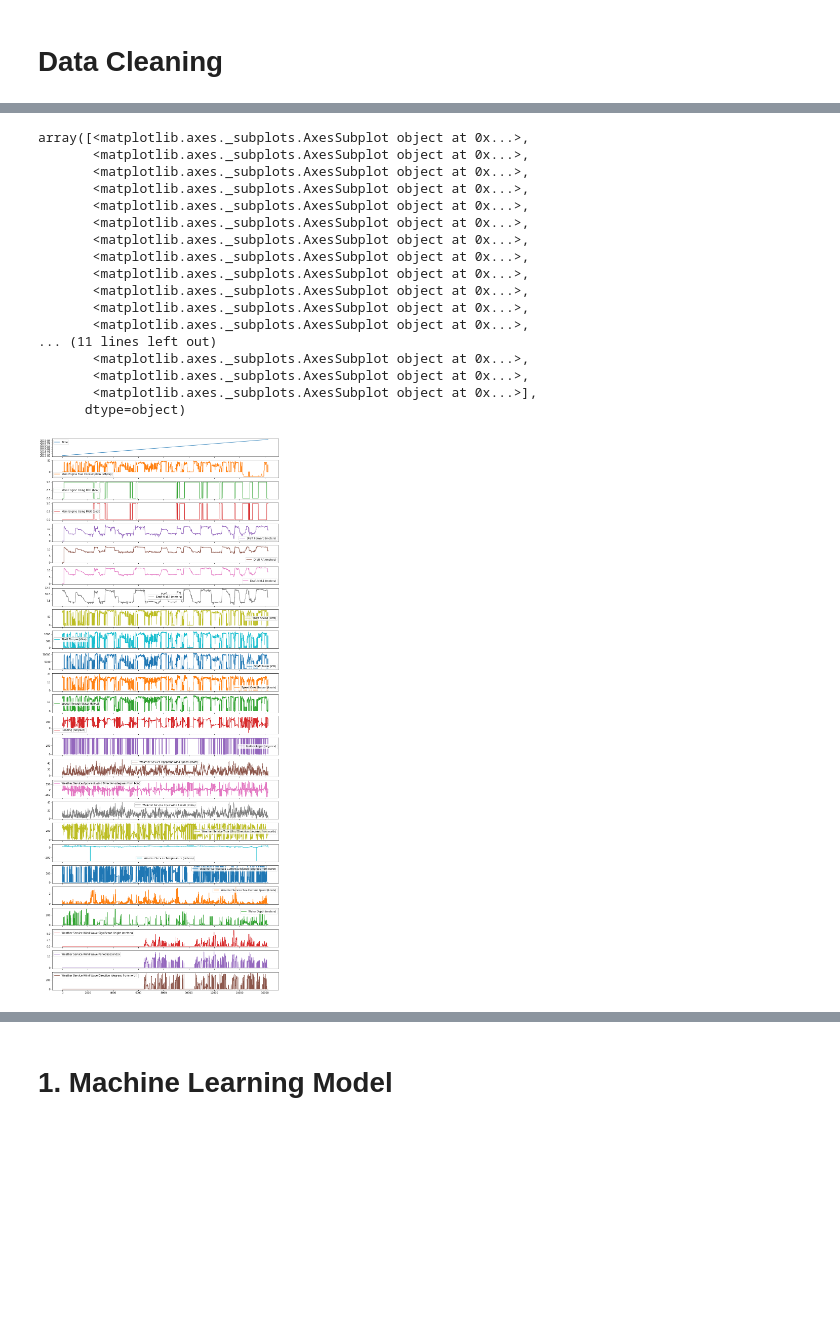
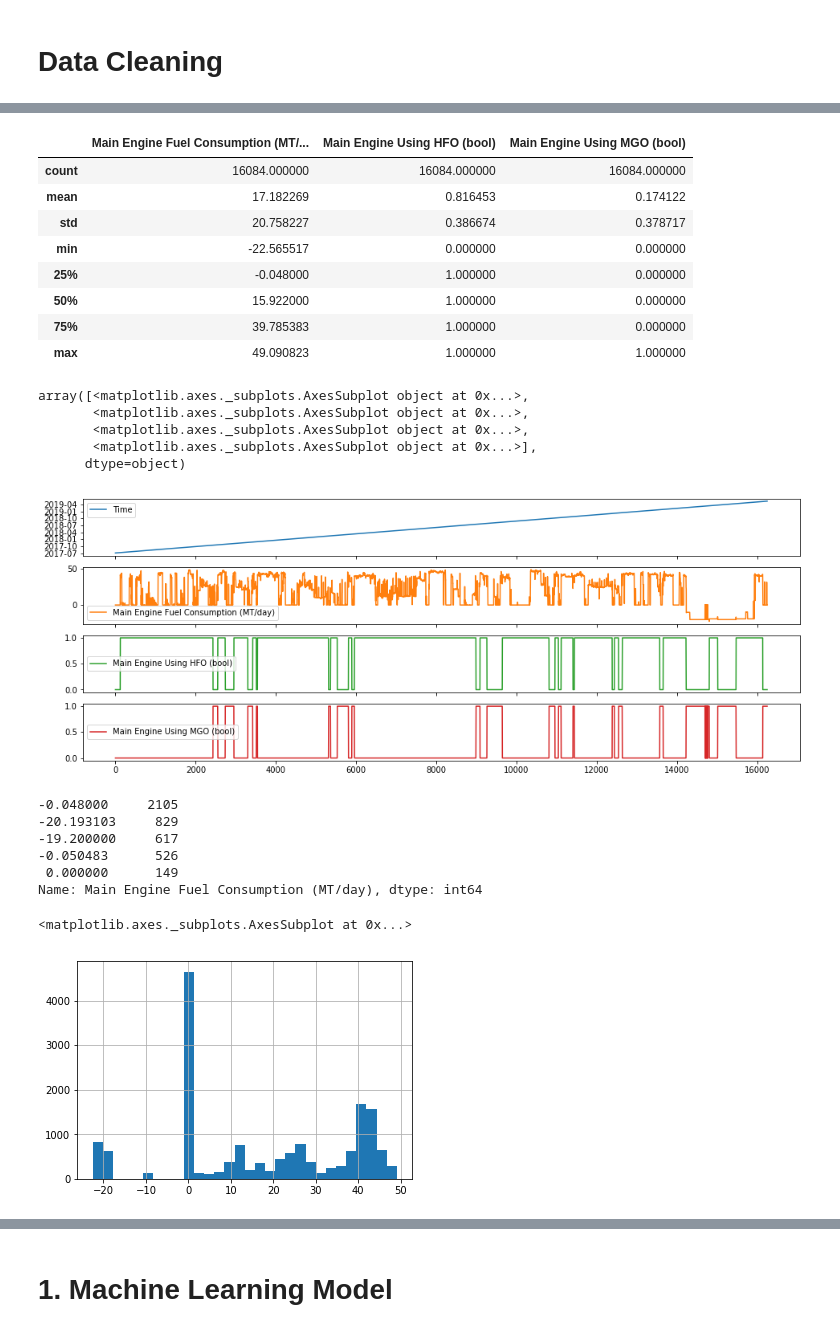
Before and after one commit to acdick/dynamic_speed_optimization, a Jupyter notebook: src/Ship_Performance.ipynb, the cells around one changed output, grey strips where cells are left out. Saved outputs shown, nothing was run; the diff lists cells and outputs as text; code cells hidden in the pictures; blank space fills up the shorter version.

Commit message:
cleaned main engine data

```diff
--- a/src/Ship_Performance.ipynb
+++ b/src/Ship_Performance.ipynb
@@ -100,2 +5,10 @@ dtype: int64
 # %% [markdown]
 # Data Cleaning
+# %%
+# Import dataset
+df_raw  = pd.read_csv("../dat/ship_data.csv")
+records = df_raw.shape[0]
+
+# Get columns and data types
+print(df_raw.shape)
+df_raw.info()
@@ -101,0 +59,4 @@ dtype: int64
+# %%
+# Drop rows missing target ~ 1% of records
+df_mod = df_raw.copy().dropna()
+msno.matrix(df_mod)
@@ -101,0 +68,10 @@ dtype: int64
+# %%
+# Create helper sublists of column names
+cols_main  = df_mod.columns[0:4]
+cols_draft = df_mod.columns[4:8]
+cols_shaft = df_mod.columns[8:11]
+cols_speed = df_mod.columns[11:15]
+cols_wind  = df_mod.columns[15:19]
+cols_sea   = df_mod.columns[19:23]
+cols_wave  = df_mod.columns[23:26]
+df_mod.shape
@@ -102,4 +82,7 @@ dtype: int64
 # %%
-ship_data['Time'] = pd.to_datetime(ship_data['Time'], unit = 's')
-ship_data.head()
+# Convert Unix time to datetime format
+df_mod['Time'] = pd.to_datetime(df_mod['Time'], unit = 's')
+
+# Show head
+df_mod[cols_main].head()
 # %% [output]
@@ -113,22 +95,39 @@ ship_data.head()
+# %%
+# Get descriptive statistics
+df_mod[cols_main].describe()
+# %% [output]
+|  | Main Engine Fuel Consumption (MT/... | Main Engine Using HFO (bool) | Main Engine Using MGO (bool) |
+| count | 16084.000000 | 16084.000000 | 16084.000000 |
+| mean | 17.182269 | 0.816453 | 0.174122 |
+| std | 20.758227 | 0.386674 | 0.378717 |
+| min | -22.565517 | 0.000000 | 0.000000 |
+| 25% | -0.048000 | 1.000000 | 0.000000 |
+| 50% | 15.922000 | 1.000000 | 0.000000 |
+| 75% | 39.785383 | 1.000000 | 0.000000 |
+| max | 49.090823 | 1.000000 | 1.000000 |
 # %%
-fig, axes = plt.subplots(ship_data.shape[1],1, figsize=(16,40), sharex=True)
-ship_data[ship_data.columns].plot(subplots=True, ax=axes)
+# Plot time series
+fig_main, axes_main = plt.subplots(len(cols_main),1, figsize=(16,len(cols_main)*1.5), sharex=True)
+df_mod[cols_main].plot(subplots=True, ax=axes_main)
 # %% [output]
 array([<matplotlib.axes._subplots.AxesSubplot object at 0x...>,
-       <matplotlib.axes._subplots.AxesSubplot object at 0x...>,
-       <matplotlib.axes._subplots.AxesSubplot object at 0x...>,
-       <matplotlib.axes._subplots.AxesSubplot object at 0x...>,
-       <matplotlib.axes._subplots.AxesSubplot object at 0x...>,
-       <matplotlib.axes._subplots.AxesSubplot object at 0x...>,
-       <matplotlib.axes._subplots.AxesSubplot object at 0x...>,
-       <matplotlib.axes._subplots.AxesSubplot object at 0x...>,
-       <matplotlib.axes._subplots.AxesSubplot object at 0x...>,
-       <matplotlib.axes._subplots.AxesSubplot object at 0x...>,
-       <matplotlib.axes._subplots.AxesSubplot object at 0x...>,
-       <matplotlib.axes._subplots.AxesSubplot object at 0x...>,
-... (11 lines left out)
        <matplotlib.axes._subplots.AxesSubplot object at 0x...>,
        <matplotlib.axes._subplots.AxesSubplot object at 0x...>,
        <matplotlib.axes._subplots.AxesSubplot object at 0x...>],
       dtype=object)
-[figure, old version]
+[figure, new version]
+# %%
+# Investigate negative fuel consumption
+print(df_mod[cols_main[1]].value_counts().head())
+
+# Plot frequency distribution
+df_mod[cols_main[1]].hist(bins=30)
+# %% [output]
+-0.048000     2105
+-20.193103     829
+-19.200000     617
+-0.050483      526
+ 0.000000      149
+Name: Main Engine Fuel Consumption (MT/day), dtype: int64
+<matplotlib.axes._subplots.AxesSubplot at 0x...>
+[figure, added]
```
Also changed, not shown: parts of 45 cells of this notebook.
